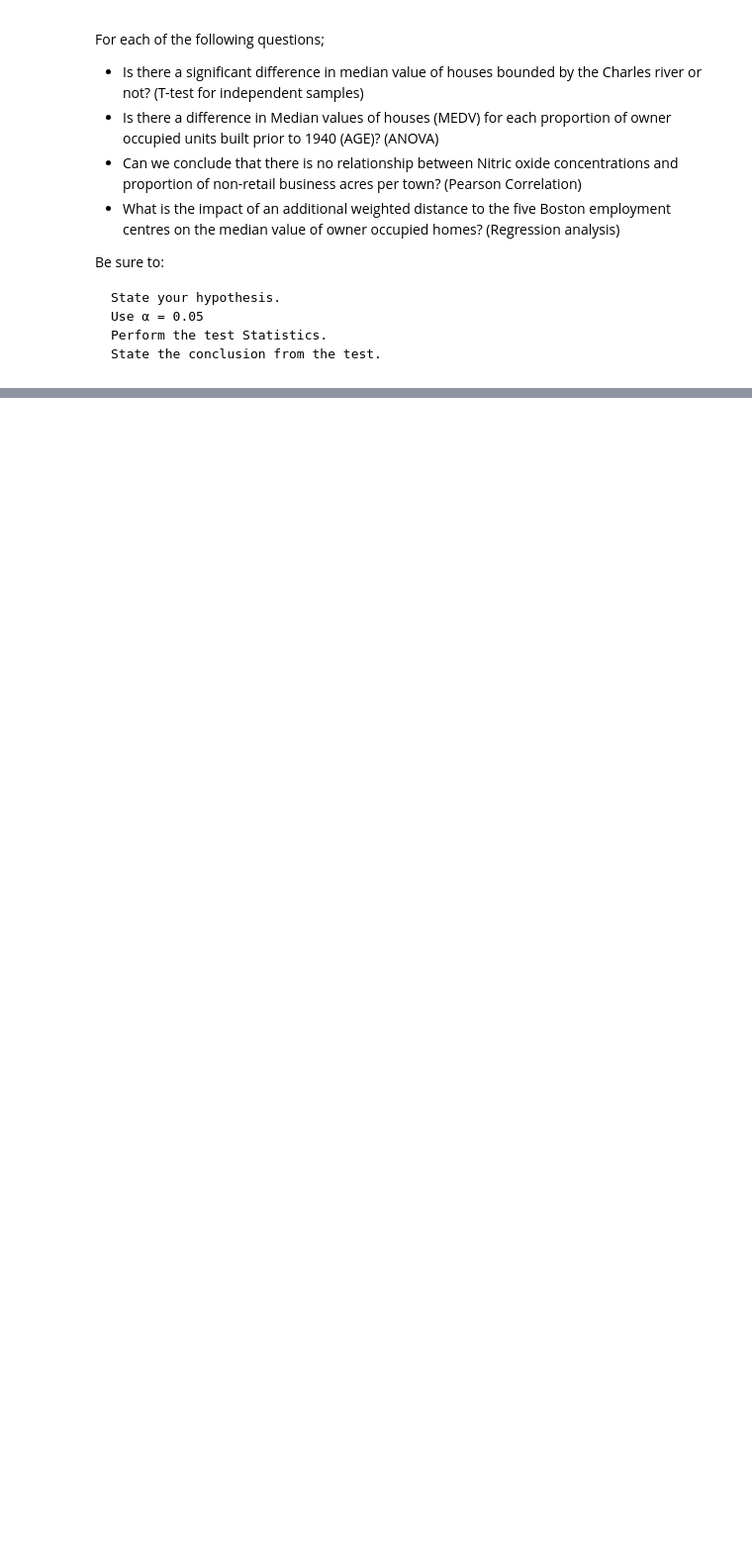
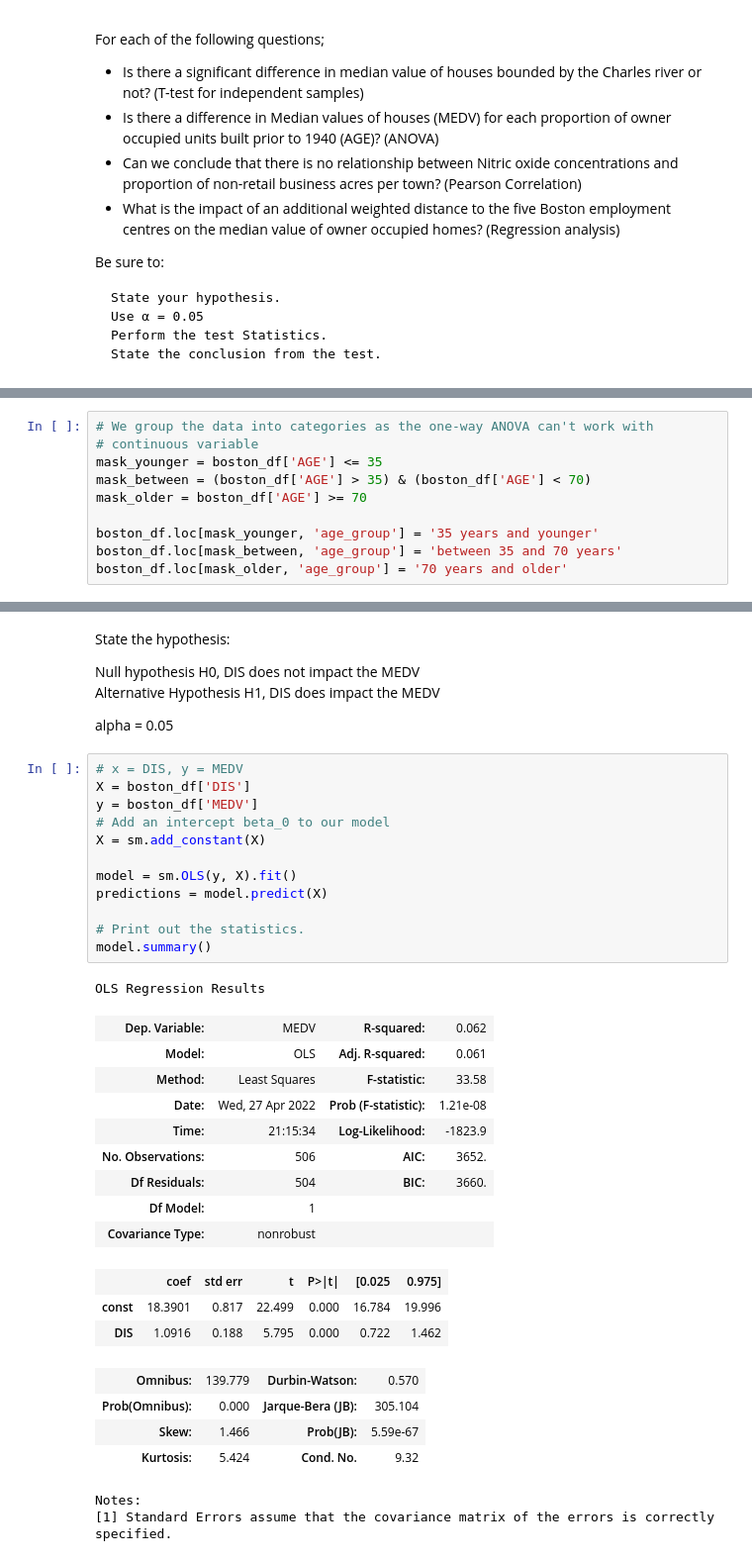
Before and after one commit to JeremiahZhang/gopython, a Jupyter notebook: statistics-for-data-science-with-python/week06-last-project.ipynb, the cells around one changed output, grey strips where cells are left out. Shown at 99% size. Drawn from its saved outputs; the diff is of its cells as text; blank space fills up the shorter version.

```diff
--- a/statistics-for-data-science-with-python/week06-last-project.ipynb
+++ b/statistics-for-data-science-with-python/week06-last-project.ipynb
@@ -213,0 +248,10 @@ State the conclusion from the test.
+# %%
+# We group the data into categories as the one-way ANOVA can't work with
+# continuous variable
+mask_younger = boston_df['AGE'] <= 35
+mask_between = (boston_df['AGE'] > 35) & (boston_df['AGE'] < 70)
+mask_older = boston_df['AGE'] >= 70
+
+boston_df.loc[mask_younger, 'age_group'] = '35 years and younger'
+boston_df.loc[mask_between, 'age_group'] = 'between 35 and 70 years'
+boston_df.loc[mask_older, 'age_group'] = '70 years and older'
@@ -213,0 +312,39 @@ State the conclusion from the test.
+# %% [markdown]
+State the hypothesis:
+
+Null hypothesis H0, DIS does not impact the MEDV
+Alternative Hypothesis H1, DIS does impact the MEDV
+
+alpha = 0.05
+# %%
+# x = DIS, y = MEDV
+X = boston_df['DIS']
+y = boston_df['MEDV']
+# Add an intercept beta_0 to our model
+X = sm.add_constant(X)
+
+model = sm.OLS(y, X).fit()
+predictions = model.predict(X)
+
+# Print out the statistics.
+model.summary()
+# %% [output]
+OLS Regression Results
+| Dep. Variable: | MEDV | R-squared: | 0.062 |
+| Model: | OLS | Adj. R-squared: | 0.061 |
+| Method: | Least Squares | F-statistic: | 33.58 |
+| Date: | Wed, 27 Apr 2022 | Prob (F-statistic): | 1.21e-08 |
+| Time: | 21:15:34 | Log-Likelihood: | -1823.9 |
+| No. Observations: | 506 | AIC: | 3652. |
+| Df Residuals: | 504 | BIC: | 3660. |
+| Df Model: | 1 |  |  |
+| Covariance Type: | nonrobust |  |  |
+|  | coef | std err | t | P>|t| | [0.025 | 0.975] |
+| const | 18.3901 | 0.817 | 22.499 | 0.000 | 16.784 | 19.996 |
+| DIS | 1.0916 | 0.188 | 5.795 | 0.000 | 0.722 | 1.462 |
+| Omnibus: | 139.779 | Durbin-Watson: | 0.570 |
+| Prob(Omnibus): | 0.000 | Jarque-Bera (JB): | 305.104 |
+| Skew: | 1.466 | Prob(JB): | 5.59e-67 |
+| Kurtosis: | 5.424 | Cond. No. | 9.32 |
+Notes:
+[1] Standard Errors assume that the covariance matrix of the errors is correctly specified.
```
Also changed, not shown: parts of 20 cells of this notebook.
